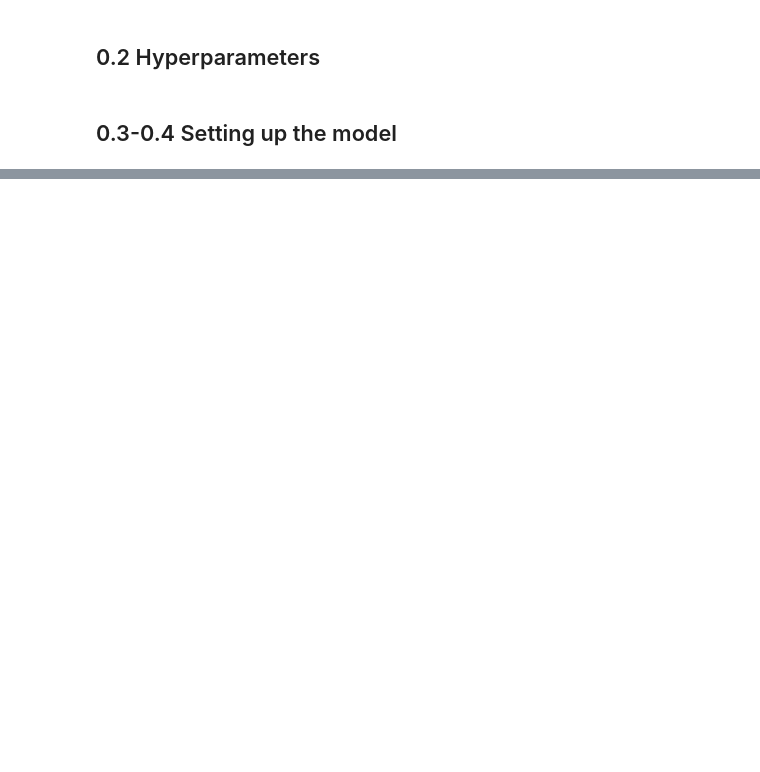
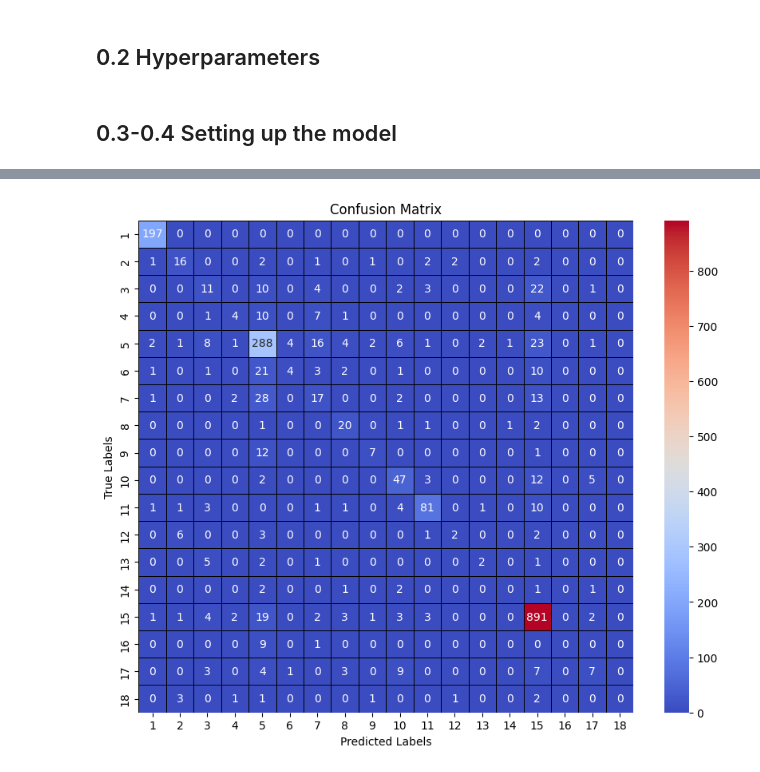
Before and after one commit to BjarniHaukur/milligrad, a Jupyter notebook: examples/assignment3.ipynb, the cells around one changed output, grey strips where cells are left out. Drawn from its saved outputs; the diff is of its cells as text; code cells hidden in the pictures; blank space fills up the shorter version.

```diff
--- a/examples/assignment3.ipynb
+++ b/examples/assignment3.ipynb
@@ -140,0 +309,29 @@ a+b
+# %%
+import numpy as np
+import seaborn as sns
+import matplotlib.pyplot as plt
+
+def make_confusion_matrix(model, x, y):
+    y_true = y.argmax(axis=-1)
+    y_hat = model(Tensor(x)).data.argmax(axis=-1)
+
+    num_classes = len(np.unique(y_true))  # Calculate the number of classes based on y_true
+    cm = np.zeros((num_classes, num_classes), dtype=int)
+
+    for true, pred in zip(y_true, y_hat):
+        cm[true, pred] += 1
+
+    return cm
+
+def plot_confusion_matrix(cm, class_names):
+    plt.figure(figsize=(10, 8))
+    sns.heatmap(cm, annot=True, fmt='d', cmap='coolwarm', xticklabels=class_names, yticklabels=class_names, linewidths=0.5, linecolor='black')
+    plt.xlabel('Predicted Labels')
+    plt.ylabel('True Labels')
+    plt.title('Confusion Matrix')
+    plt.show()
+
+confusion_matrix = make_confusion_matrix(model, x_test, y_test)
+plot_confusion_matrix(confusion_matrix, range(1, n_len))
+# %% [output]
+[figure, added]
```
Also changed, not shown: parts of 40 cells of this notebook, 1 other file.
